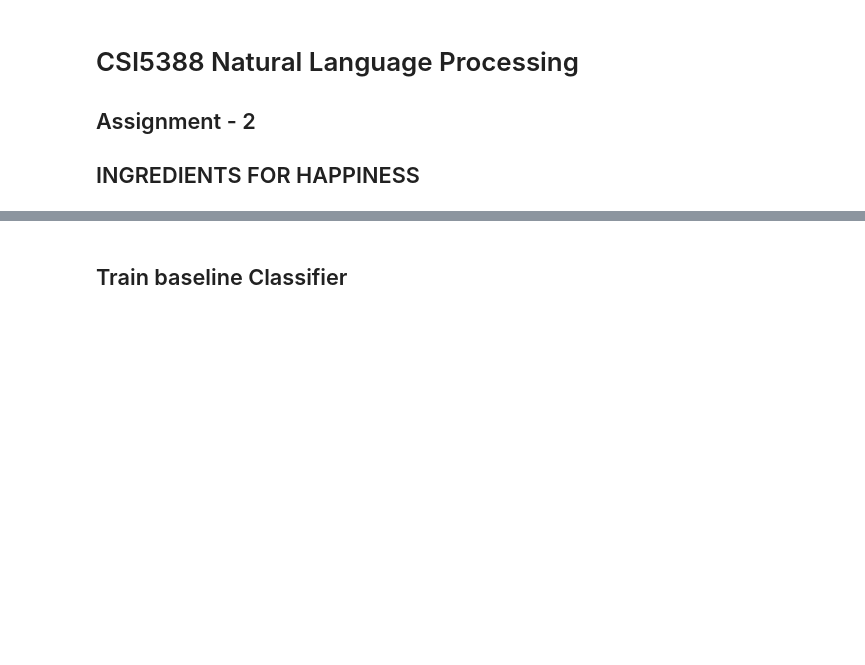
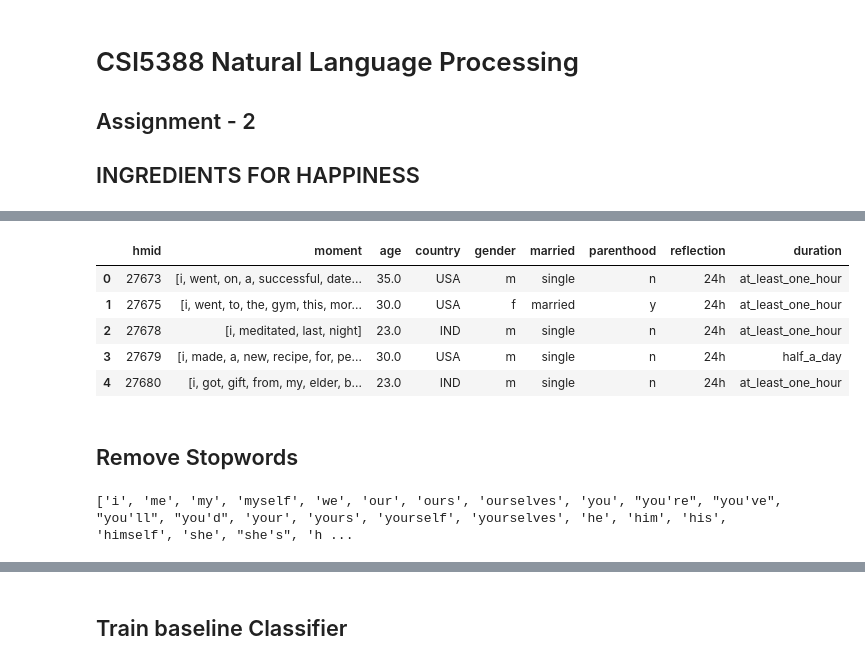
Before and after one commit to AadityaOfficial/CSI5386-CodeBase, a Jupyter notebook: Assignment2/Assignment2.ipynb, the cells around one changed output, grey strips where cells are left out. Drawn from its saved outputs; the diff is of its cells as text; code cells hidden in the pictures; blank space fills up the shorter version.

```diff
--- a/Assignment2/Assignment2.ipynb
+++ b/Assignment2/Assignment2.ipynb
@@ -50,0 +128,17 @@ test_unlabeled.head()
+# %%
+train_unlabeled.head()
+# %% [output]
+|  | hmid | moment | age | country | gender | married | parenthood | reflection | duration |
+| 0 | 27673 | [i, went, on, a, successful, date... | 35.0 | USA | m | single | n | 24h | at_least_one_hour |
+| 1 | 27675 | [i, went, to, the, gym, this, mor... | 30.0 | USA | f | married | y | 24h | at_least_one_hour |
+| 2 | 27678 | [i, meditated, last, night] | 23.0 | IND | m | single | n | 24h | at_least_one_hour |
+| 3 | 27679 | [i, made, a, new, recipe, for, pe... | 30.0 | USA | m | single | n | 24h | half_a_day |
+| 4 | 27680 | [i, got, gift, from, my, elder, b... | 23.0 | IND | m | single | n | 24h | at_least_one_hour |
+# %% [markdown]
+## Remove Stopwords  ##
+# %%
+from nltk.corpus import stopwords
+stop_words_eng = stopwords.words('english')
+print(stop_words_eng)
+# %% [output]
+['i', 'me', 'my', 'myself', 'we', 'our', 'ours', 'ourselves', 'you', "you're", "you've", "you'll", "you'd", 'your', 'yours', 'yourself', 'yourselves', 'he', 'him', 'his', 'himself', 'she', "she's", 'h ...
```
Also changed, not shown: parts of 29 cells of this notebook.
